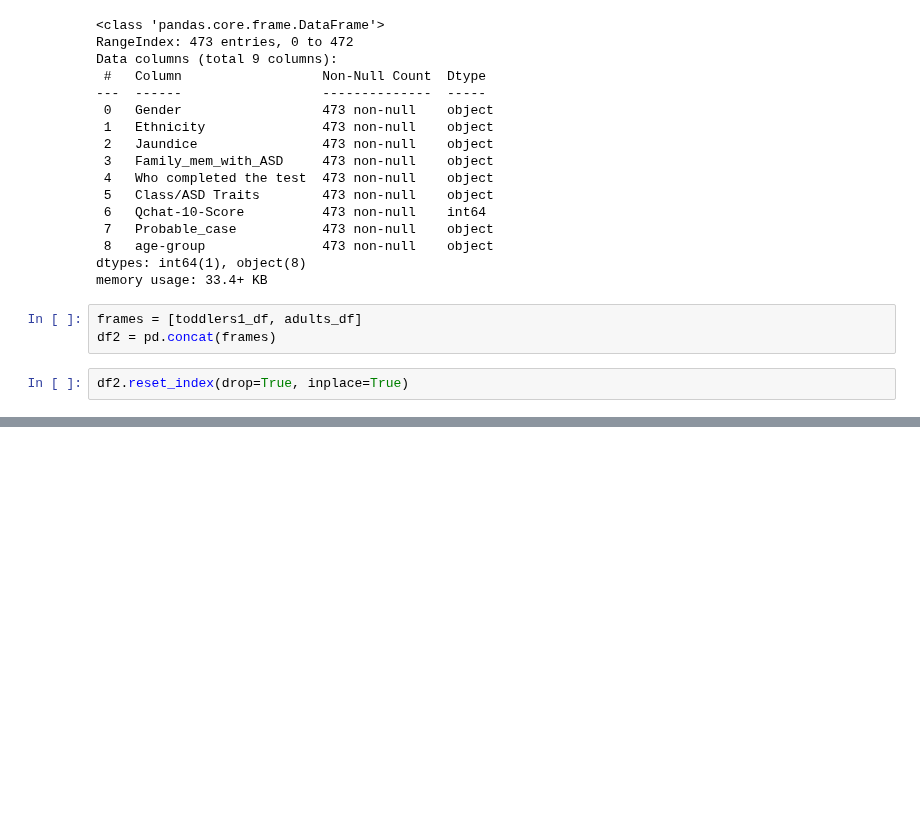
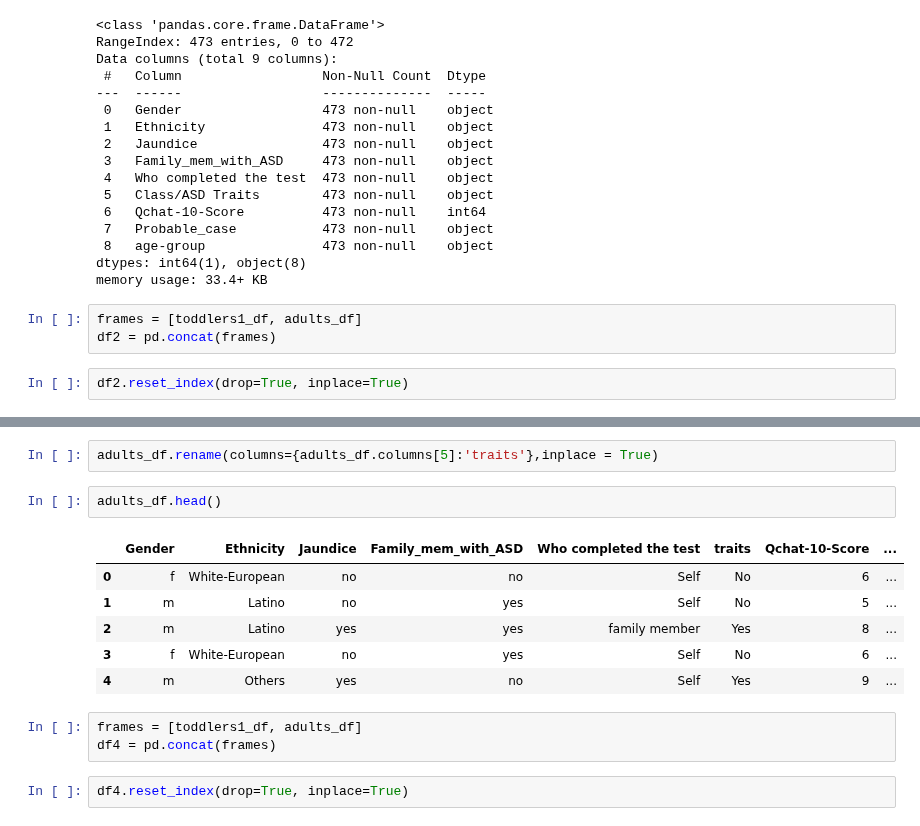
Before and after one commit to Payelban2022/A-study-on-autism, a Jupyter notebook: COMPLETE ANALYSIS ON ASD.ipynb, the cells around one changed output, grey strips where cells are left out. Drawn from its saved outputs; the diff is of its cells as text; blank space fills up the shorter version.

```diff
--- a/COMPLETE ANALYSIS ON ASD.ipynb
+++ b/COMPLETE ANALYSIS ON ASD.ipynb
@@ -240,0 +406,16 @@ memory usage: 51.3+ KB
+# %%
+adults_df.rename(columns={adults_df.columns[5]:'traits'},inplace = True)
+# %%
+adults_df.head()
+# %% [output]
+|  | Gender | Ethnicity | Jaundice | Family_mem_with_ASD | Who completed the test | traits | Qchat-10-Score | ... |
+| 0 | f | White-European | no | no | Self | No | 6 | ... |
+| 1 | m | Latino | no | yes | Self | No | 5 | ... |
+| 2 | m | Latino | yes | yes | family member | Yes | 8 | ... |
+| 3 | f | White-European | no | yes | Self | No | 6 | ... |
+| 4 | m | Others | yes | no | Self | Yes | 9 | ... |
+# %%
+frames = [toddlers1_df, adults_df]
+df4 = pd.concat(frames)
+# %%
+df4.reset_index(drop=True, inplace=True)
```
Also changed, not shown: parts of 23 cells of this notebook.
